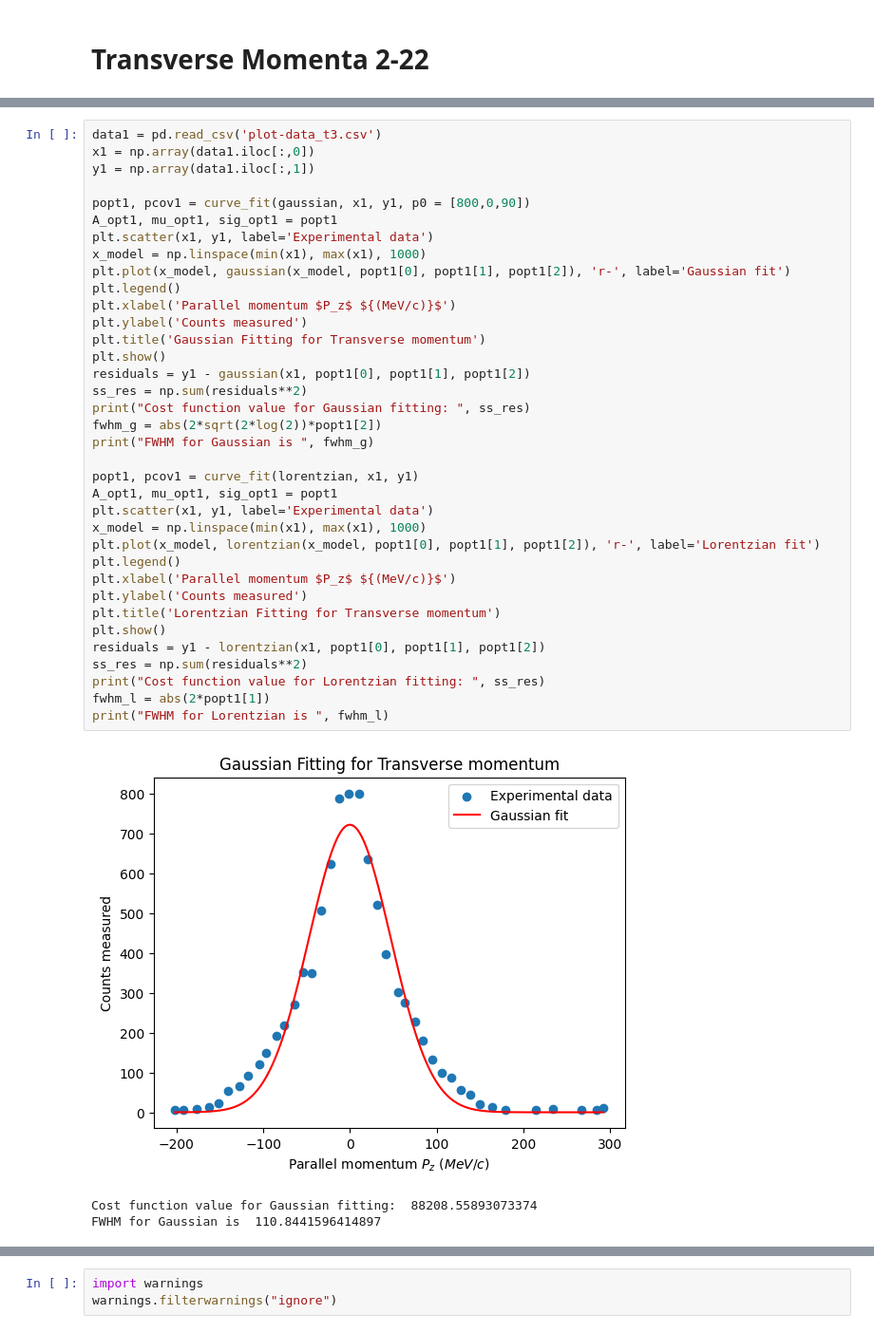
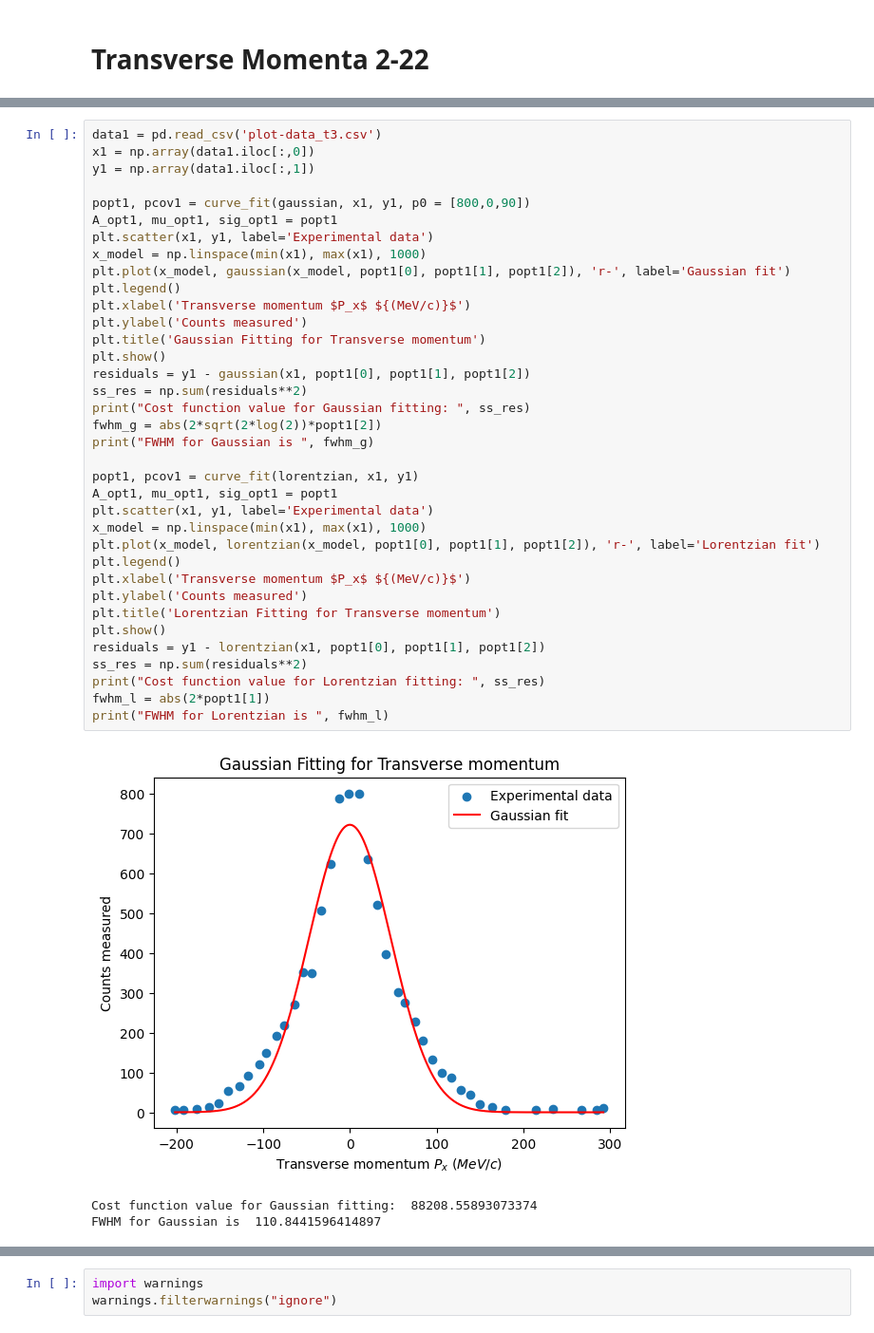
Before and after one commit to Abhijithreddydasari/Lab-Based-Project, a Jupyter notebook: Lab Based Project Transverse momenta.ipynb, the cells around one changed output, grey strips where cells are left out. Shown at 95% size. Saved outputs shown, nothing was run; the diff lists cells and outputs as text.

```diff
--- a/Lab Based Project Transverse momenta.ipynb
+++ b/Lab Based Project Transverse momenta.ipynb
@@ -116,35 +116,35 @@ y1 = np.array(data1.iloc[:,1])
 popt1, pcov1 = curve_fit(gaussian, x1, y1, p0 = [800,0,90])
 A_opt1, mu_opt1, sig_opt1 = popt1
 plt.scatter(x1, y1, label='Experimental data')
 x_model = np.linspace(min(x1), max(x1), 1000)
 plt.plot(x_model, gaussian(x_model, popt1[0], popt1[1], popt1[2]), 'r-', label='Gaussian fit')
 plt.legend()
-plt.xlabel('Parallel momentum $P_z$ ${(MeV/c)}$')
+plt.xlabel('Transverse momentum $P_x$ ${(MeV/c)}$')
 plt.ylabel('Counts measured')
 plt.title('Gaussian Fitting for Transverse momentum')
 plt.show()
 residuals = y1 - gaussian(x1, popt1[0], popt1[1], popt1[2])
 ss_res = np.sum(residuals**2)
 print("Cost function value for Gaussian fitting: ", ss_res)
 fwhm_g = abs(2*sqrt(2*log(2))*popt1[2])
 print("FWHM for Gaussian is ", fwhm_g)
 
 popt1, pcov1 = curve_fit(lorentzian, x1, y1)
 A_opt1, mu_opt1, sig_opt1 = popt1
 plt.scatter(x1, y1, label='Experimental data')
 x_model = np.linspace(min(x1), max(x1), 1000)
 plt.plot(x_model, lorentzian(x_model, popt1[0], popt1[1], popt1[2]), 'r-', label='Lorentzian fit')
 plt.legend()
-plt.xlabel('Parallel momentum $P_z$ ${(MeV/c)}$')
+plt.xlabel('Transverse momentum $P_x$ ${(MeV/c)}$')
 plt.ylabel('Counts measured')
 plt.title('Lorentzian Fitting for Transverse momentum')
 plt.show()
 residuals = y1 - lorentzian(x1, popt1[0], popt1[1], popt1[2])
 ss_res = np.sum(residuals**2)
 print("Cost function value for Lorentzian fitting: ", ss_res)
 fwhm_l = abs(2*popt1[1])
 print("FWHM for Lorentzian is ", fwhm_l)
 # %% [output]
-[figure, old version]
+[figure, new version]
 Cost function value for Gaussian fitting:  88208.55893073374
 FWHM for Gaussian is  110.8441596414897
```
Also changed, not shown: parts of 23 cells of this notebook.
